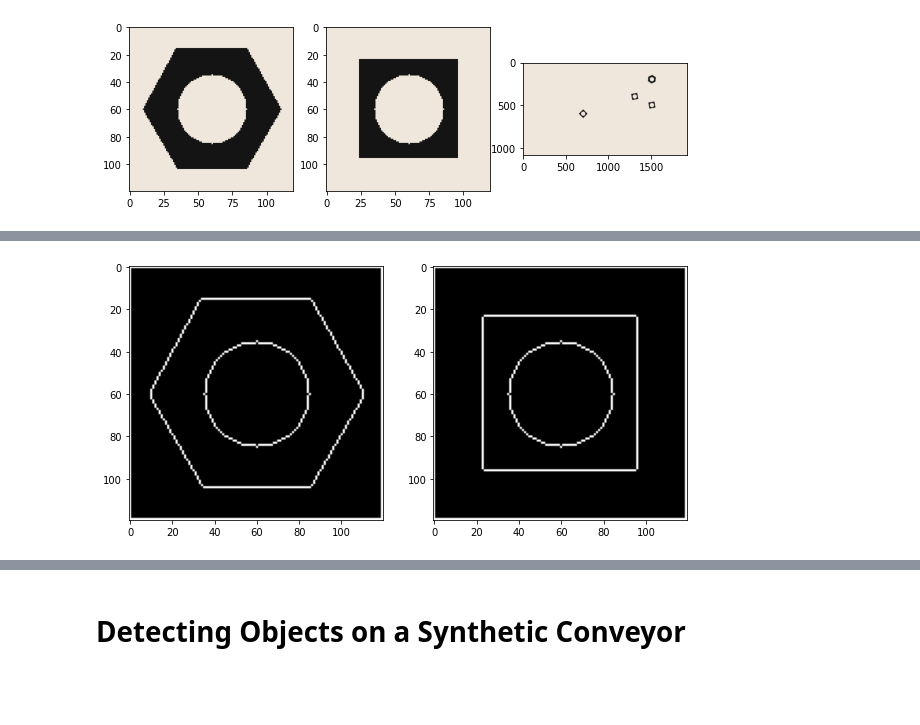
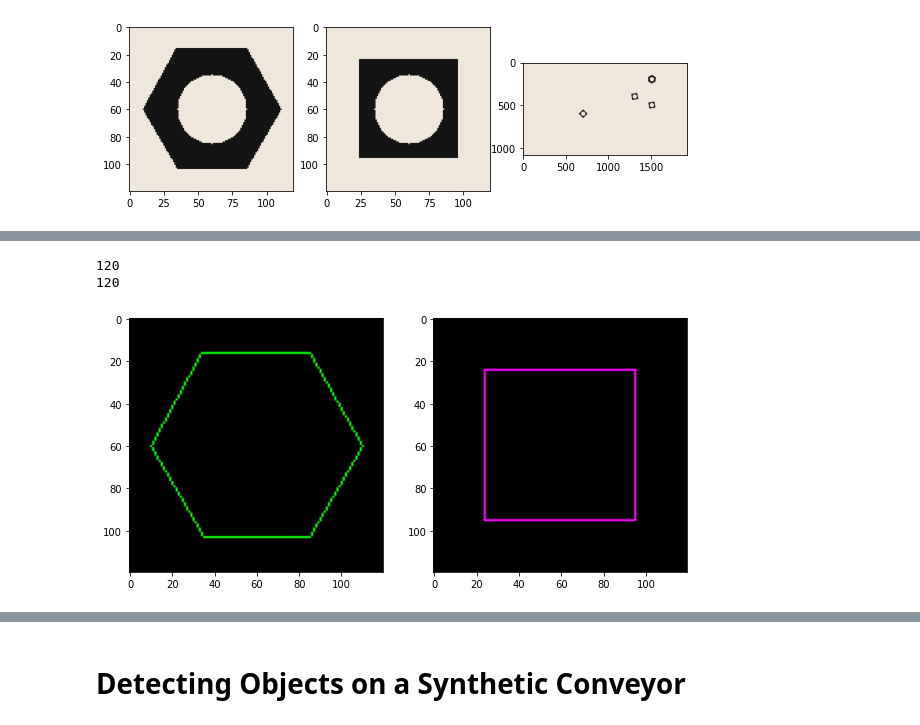
Before and after one commit to SeniruD/EN2550_Exercises, a Jupyter notebook: Assignment_3/190155L_Assignment3.ipynb, the cells around one changed output, grey strips where cells are left out. Saved outputs shown, nothing was run; the diff lists cells and outputs as text; code cells hidden in the pictures; blank space fills up the shorter version.

```diff
--- a/Assignment_3/190155L_Assignment3.ipynb
+++ b/Assignment_3/190155L_Assignment3.ipynb
@@ -61,13 +60,0 @@ plt.show()
-# %%
-connectivity = 4  # You need to choose 4 or 8 for connectivity type
-num_labels, labels, stats, centroids = cv.connectedComponentsWithStats(closing1 , connectivity , cv.CV_32S)
-labels = labels.astype(np.uint8)
-
-print(num_labels)
-print(stats.shape)
-print(stats)
-print(centroids)
-
-
-plt.rcParams["figure.figsize"] = (4,4)
-plt.imshow(labels)
@@ -105,12 +60,0 @@ plt.imshow(labels)
-# %%
-connectivity = 4  # You need to choose 4 or 8 for connectivity type
-num_labels, labels, stats, centroids = cv.connectedComponentsWithStats(closing3 , connectivity , cv.CV_32F)
-labels = labels.astype(np.uint8)
-
-print(num_labels)
-print(stats.shape)
-print(stats)
-print(centroids)
-
-plt.rcParams["figure.figsize"] = (10,5)
-plt.imshow(labels)
@@ -134,17 +168,24 @@ plt.imshow(labels)
+# %%
+print(hexnut_closing.shape[0])
+print(hexnut_closing.shape[1])
+# %% [output]
+120
+120
 # %%
-contours1, hierarchy1 = cv.findContours(closing1, 2, 1)
-contours2, hierarchy2 = cv.findContours(closing2, 2, 1)
+# Finding the contours of the Hexnut and squarenut template images
+hexnut_contours, hierarchy1 = cv.findContours(hexnut_closing, 2, 1)
+sqrnut_contours, hierarchy2 = cv.findContours(sqrnut_closing, 2, 1)
 
-im1 = np.zeros((closing1.shape[0],closing1.shape[1]))
-im2 = np.zeros((closing2.shape[0],closing2.shape[1]))
+im1 = np.zeros((120, 120, 3)).astype(np.uint8)
+im2 = np.zeros((120, 120, 3)).astype(np.uint8)
 
-cv.drawContours(im1, contours1, -1, (255,255,255), 1)
-cv.drawContours(im2, contours2, -1, (255,255,255), 1)
+cv.drawContours(im1, hexnut_contours[0], -1, (0,255,0), 1)
+cv.drawContours(im2, sqrnut_contours[0], -1, (255,0,255), 1)
 
 fig, ax = plt.subplots(1,2,figsize=(10,10))
-ax[0].imshow(im1, cmap='gray')
-ax[1].imshow(im2, cmap = 'gray')
+ax[0].imshow(cv.cvtColor(im1, cv.COLOR_BGR2RGB))
+ax[1].imshow(cv.cvtColor(im2, cv.COLOR_BGR2RGB))
 
 plt.show()
 # %% [output]
-[figure, old version]
+[figure, new version]
```
Also changed, not shown: parts of 16 cells of this notebook.
